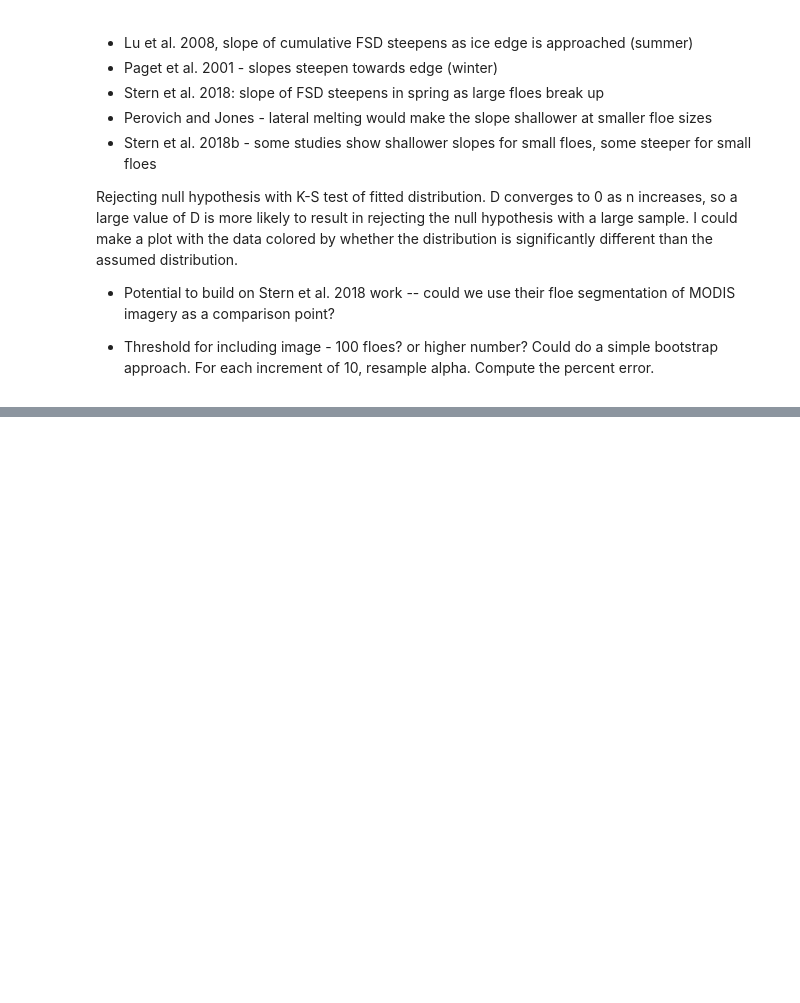
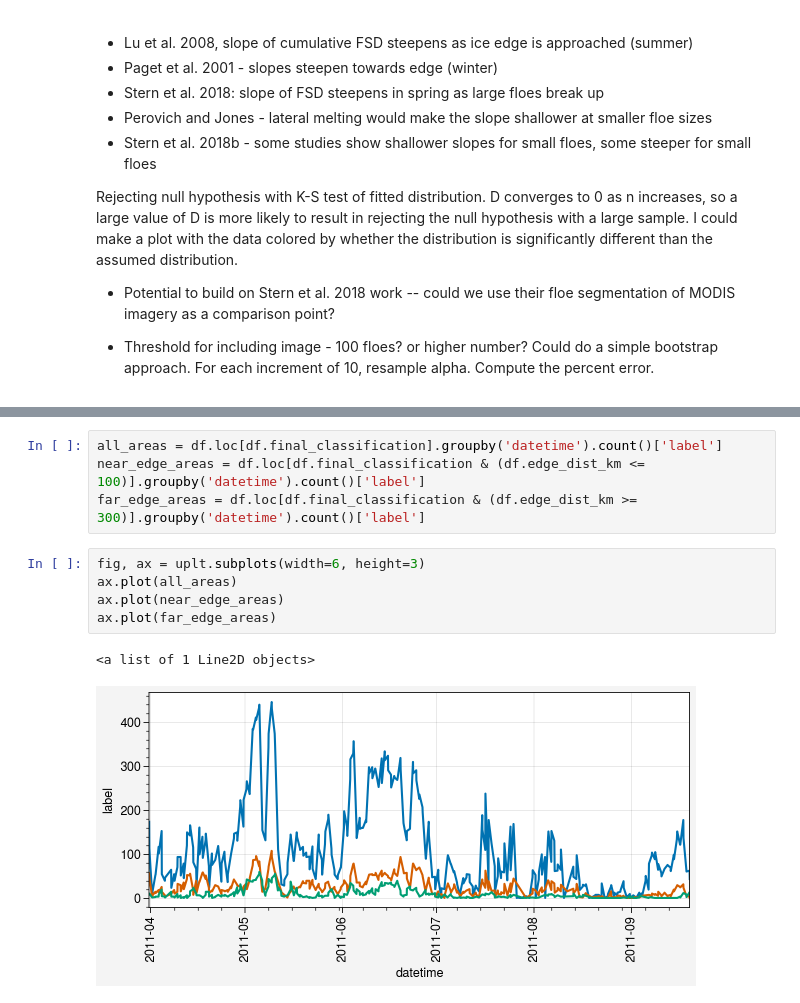
Before and after one commit to danielmwatkins/miz_scales_of_motion, a Jupyter notebook: notebooks/floe_size_distribution.ipynb, the cells around one changed output, grey strips where cells are left out. Saved outputs shown, nothing was run; the diff lists cells and outputs as text; blank space fills up the shorter version.

```diff
--- a/notebooks/floe_size_distribution.ipynb
+++ b/notebooks/floe_size_distribution.ipynb
@@ -217,0 +254,12 @@ Could do a simple bootstrap approach. For each increment of 10, resample alpha.
+# %%
+all_areas = df.loc[df.final_classification].groupby('datetime').count()['label']
+near_edge_areas = df.loc[df.final_classification & (df.edge_dist_km <= 100)].groupby('datetime').count()['label']
+far_edge_areas = df.loc[df.final_classification & (df.edge_dist_km >= 300)].groupby('datetime').count()['label']
+# %%
+fig, ax = uplt.subplots(width=6, height=3)
+ax.plot(all_areas)
+ax.plot(near_edge_areas)
+ax.plot(far_edge_areas)
+# %% [output]
+<a list of 1 Line2D objects>
+[figure, added]
```
Also changed, not shown: parts of 12 cells of this notebook, 2 other files.
